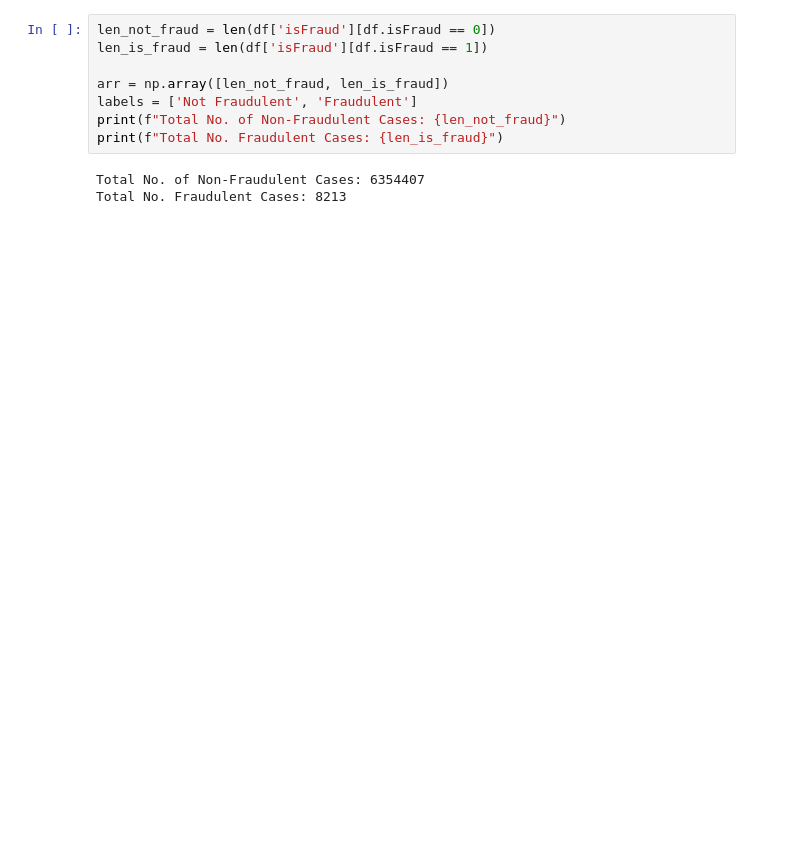
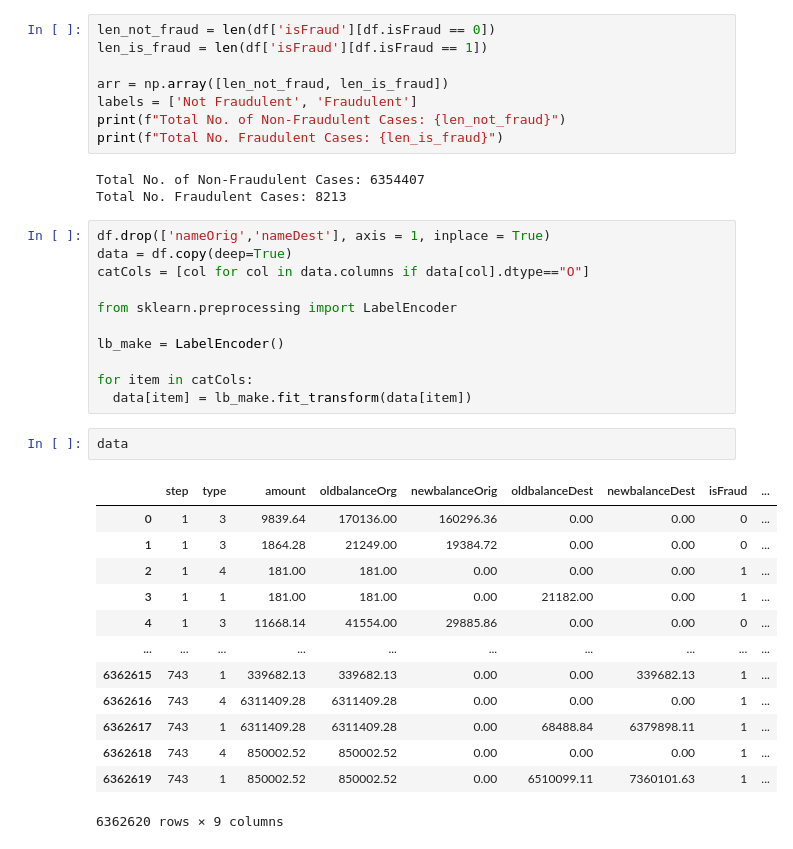
Before and after one commit to tknishh/Data-Science-Projects, a Jupyter notebook: Advance/Credit-Card-Fraud-Detection/CreditCard_fraud_detection.ipynb, the cells around one changed output. Drawn from its saved outputs; the diff is of its cells as text; blank space fills up the shorter version.

```diff
--- a/Advance/Credit-Card-Fraud-Detection/CreditCard_fraud_detection.ipynb
+++ b/Advance/Credit-Card-Fraud-Detection/CreditCard_fraud_detection.ipynb
@@ -50,3 +48,30 @@ print(f"Total No. Fraudulent Cases: {len_is_fraud}")
 # %% [output]
 Total No. of Non-Fraudulent Cases: 6354407
 Total No. Fraudulent Cases: 8213
+# %%
+df.drop(['nameOrig','nameDest'], axis = 1, inplace = True)
+data = df.copy(deep=True)
+catCols = [col for col in data.columns if data[col].dtype=="O"]
+
+from sklearn.preprocessing import LabelEncoder
+
+lb_make = LabelEncoder()
+
+for item in catCols:
+  data[item] = lb_make.fit_transform(data[item])
+# %%
+data
+# %% [output]
+|  | step | type | amount | oldbalanceOrg | newbalanceOrig | oldbalanceDest | newbalanceDest | isFraud | ... |
+| 0 | 1 | 3 | 9839.64 | 170136.00 | 160296.36 | 0.00 | 0.00 | 0 | ... |
+| 1 | 1 | 3 | 1864.28 | 21249.00 | 19384.72 | 0.00 | 0.00 | 0 | ... |
+| 2 | 1 | 4 | 181.00 | 181.00 | 0.00 | 0.00 | 0.00 | 1 | ... |
+| 3 | 1 | 1 | 181.00 | 181.00 | 0.00 | 21182.00 | 0.00 | 1 | ... |
+| 4 | 1 | 3 | 11668.14 | 41554.00 | 29885.86 | 0.00 | 0.00 | 0 | ... |
+| ... | ... | ... | ... | ... | ... | ... | ... | ... | ... |
+| 6362615 | 743 | 1 | 339682.13 | 339682.13 | 0.00 | 0.00 | 339682.13 | 1 | ... |
+| 6362616 | 743 | 4 | 6311409.28 | 6311409.28 | 0.00 | 0.00 | 0.00 | 1 | ... |
+| 6362617 | 743 | 1 | 6311409.28 | 6311409.28 | 0.00 | 68488.84 | 6379898.11 | 1 | ... |
+| 6362618 | 743 | 4 | 850002.52 | 850002.52 | 0.00 | 0.00 | 0.00 | 1 | ... |
+| 6362619 | 743 | 1 | 850002.52 | 850002.52 | 0.00 | 6510099.11 | 7360101.63 | 1 | ... |
+6362620 rows × 9 columns
```
Also changed, not shown: parts of 7 cells of this notebook, 2 other files.
